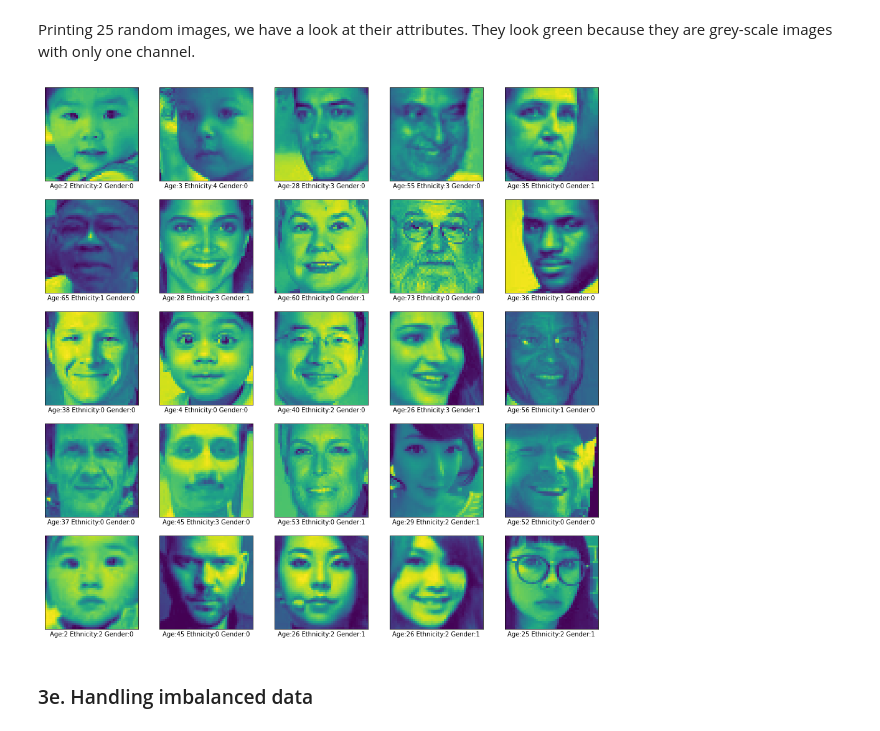
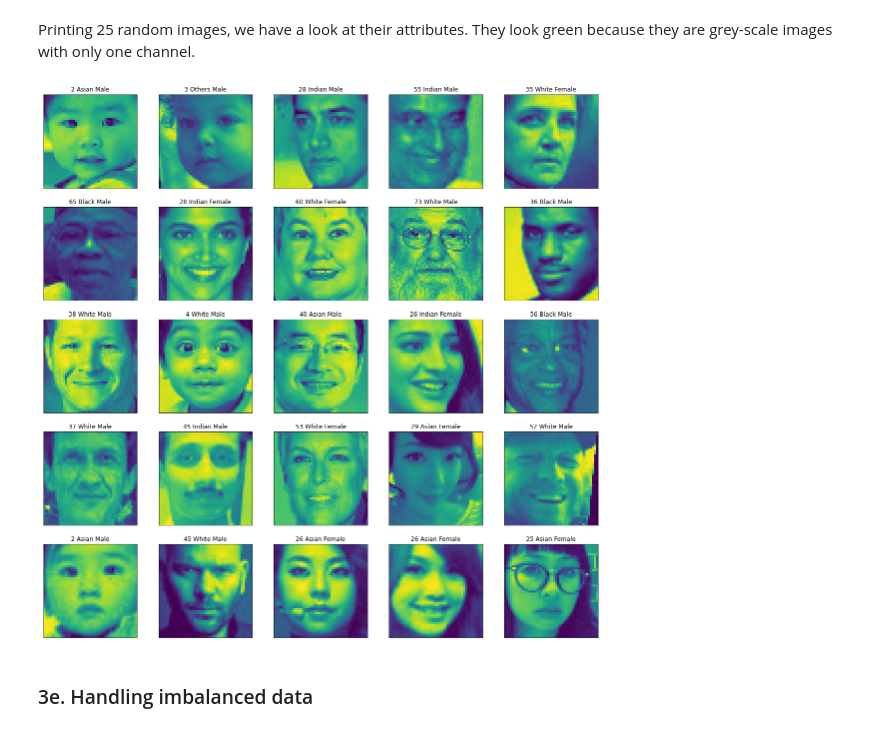
Before and after one commit to niyonx/Face-Classification, a Jupyter notebook: Face_Classification.ipynb, the cells around one changed output. Drawn from its saved outputs; the diff is of its cells as text; code cells hidden in the pictures.

```diff
--- a/Face_Classification.ipynb
+++ b/Face_Classification.ipynb
@@ -171,21 +187,21 @@ Printing 25 random images, we have a look at their attributes. They look green b
 # %%
 index = np.random.randint(0,LEN_DATASET,25)
 
-plt.figure(figsize=(16,16))
+plt.figure(figsize=(20,20))
 
 for i in range(len(index)):
     plt.subplot(5,5,(i%25)+1)
     plt.grid(False)
     plt.xticks([])
     plt.yticks([])
     plt.imshow(X[index[i]].reshape(IMG_SIZE,IMG_SIZE))
-    plt.xlabel(
-        f"""Age:{df['age'].iloc[index[i]]} Ethnicity:{df['ethnicity'].iloc[index[i]]} Gender:{df['gender'].iloc[index[i]]}"""
+    plt.title(
+        f"""{df['age'].iloc[index[i]]} {RACE_CATEGORIES[df['ethnicity'].iloc[index[i]]]} {GENDER_CATEGORIES[df['gender'].iloc[index[i]]]}"""
     )
 
 plt.show()
 # %% [output]
-[figure, old version]
+[figure, new version]
 # %% [markdown]
 ### 3e. Handling imbalanced data
 # %% [markdown]
```
Also changed, not shown: parts of 88 cells of this notebook, 2 other files.
